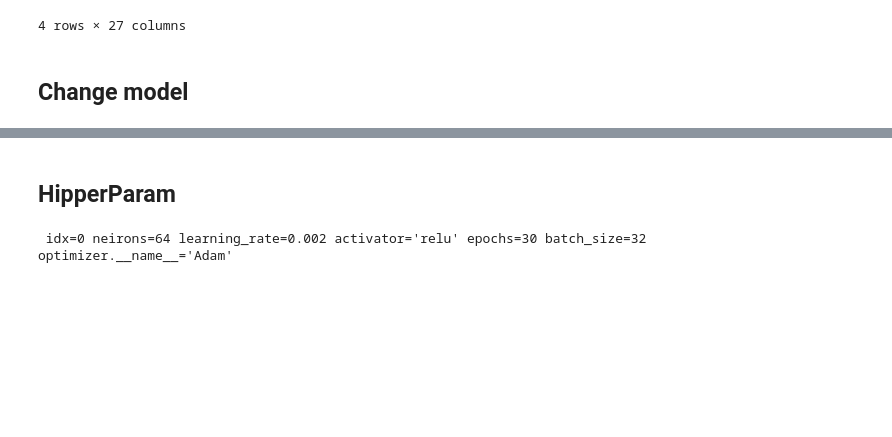
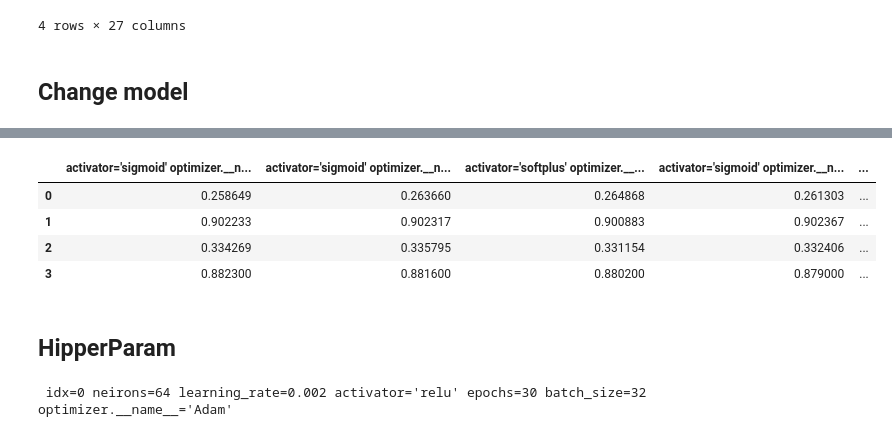
Before and after one commit to tarsweb-Python-GOIT/DS-HW, a Jupyter notebook: HW-09.ipynb, the cells around one changed output, grey strips where cells are left out. Drawn from its saved outputs; the diff is of its cells as text; code cells hidden in the pictures; blank space fills up the shorter version.

```diff
--- a/HW-09.ipynb
+++ b/HW-09.ipynb
@@ -294,0 +401,43 @@ plot_history(history, "Change model")
+# %%
+n = product(activation_functions, optimizers_list)
+
+for idx, i in enumerate(n):
+    activator, optimizer = i
+
+    print(f" {idx=} {activator=} {optimizer.__name__=}")
+
+    model = k.models.Sequential([
+        k.layers.Flatten(input_shape = (28, 28, 1), name = 'Input'),
+        k.layers.Dense(128, activation = 'relu', name = 'Hidden_1'),
+        k.layers.Dropout(0.3),
+        k.layers.Dense(256, activation = activator, name = 'Hidden_2'),
+        k.layers.Dense(10, activation = 'softmax', name = 'Output')
+    ])
+
+    model.compile(
+        loss= k.losses.SparseCategoricalCrossentropy,
+        optimizer=optimizer(learning_rate=0.001),
+        metrics=['accuracy']
+    )
+
+    history_model = model.fit(
+        x_train,
+        y_train,
+        epochs=8,
+        validation_data=(x_test, y_test),
+        verbose=0,
+        callbacks=[
+            k.callbacks.EarlyStopping(
+                monitor="val_accuracy", patience=3, restore_best_weights=True
+            ),
+            k.callbacks.EarlyStopping(
+                monitor="val_loss", patience=3, restore_best_weights=True
+            ),
+        ],
+    )
+
+    history_collect[f"{activator=} {optimizer.__name__=}"] = history_model
+
+    train_loss, train_acc = model.evaluate(x_train, y_train)
+    test_loss, test_acc = model.evaluate(x_test, y_test,)
+    result_collect[f"{activator=} {optimizer.__name__=}"] = [train_loss, train_acc, test_loss, test_acc]
@@ -295,3 +462,11 @@ plot_history(history, "Change model")
+# %%
+pd.DataFrame({k: v for k, v in sorted(result_collect.items(), key=lambda item: item[1][3], reverse = True)})
+# %% [output]
+|  | activator='sigmoid' optimizer.__n... | activator='sigmoid' optimizer.__n... | activator='softplus' optimizer.__... | activator='sigmoid' optimizer.__n... | ... |
+| 0 | 0.258649 | 0.263660 | 0.264868 | 0.261303 | ... |
+| 1 | 0.902233 | 0.902317 | 0.900883 | 0.902367 | ... |
+| 2 | 0.334269 | 0.335795 | 0.331154 | 0.332406 | ... |
+| 3 | 0.882300 | 0.881600 | 0.880200 | 0.879000 | ... |
 # %% [markdown]
 ## HipperParam
 # %%
```
Also changed, not shown: parts of 12 cells of this notebook.
